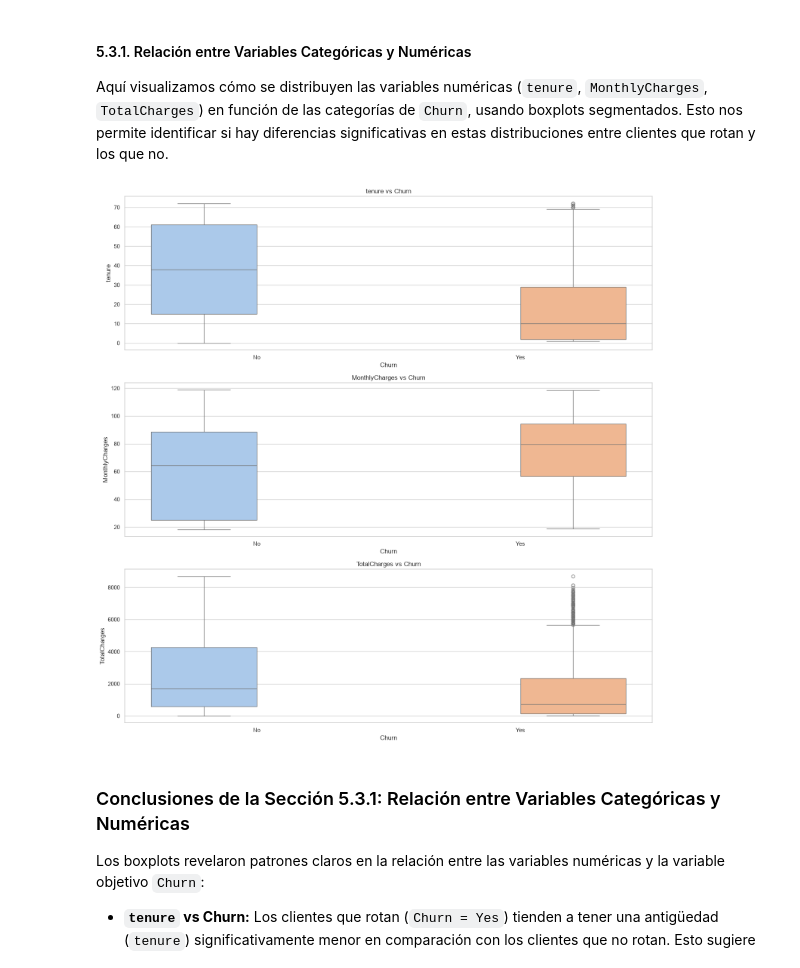
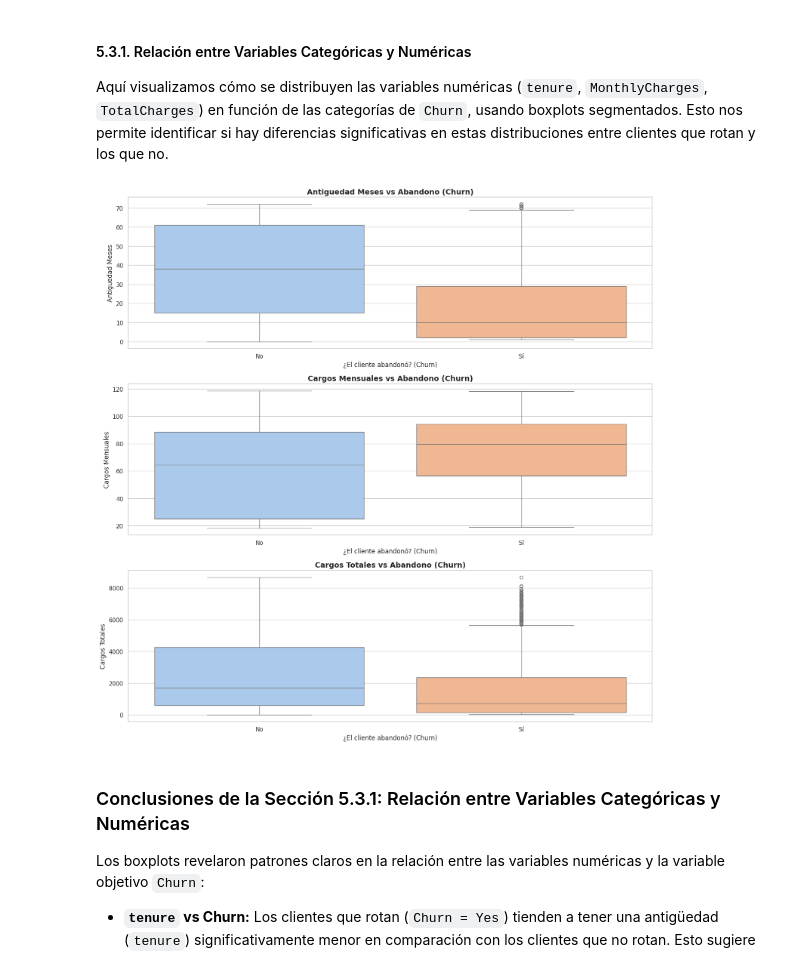
Before and after one commit to MauricioTapia84/proyecto-machinelearning-telco, a Jupyter notebook: notebooks/01_EDA_y_Limpieza.ipynb, the cells around one changed output. Cells and saved outputs as stored; diff of their text form; code cells hidden in the pictures.

```diff
--- a/notebooks/01_EDA_y_Limpieza.ipynb
+++ b/notebooks/01_EDA_y_Limpieza.ipynb
@@ -409,16 +782,22 @@ El análisis de las distribuciones de las variables numéricas reveló:
 
 En esta sección, exploramos las variables categóricas del dataset para entender sus distribuciones y, crucialmente, cómo cada una de ellas se relaciona con la variable objetivo `Churn`. El objetivo es identificar qué categorías específicas dentro de cada variable (por ejemplo, tipos de contrato, servicios de internet) tienen una mayor o menor proporción de clientes que rotan. Esto nos proporcionará información valiosa sobre los factores cualitativos que influyen en la lealtad del cliente y nos ayudará a tomar decisiones informadas para la estrategia de retención.
 # %%
-categorical_cols = df.select_dtypes(include=['object', 'category']).columns.drop('Churn') # Excluir Churn de las categóricas para el bucle
+# Excluir Churn de las categóricas para el bucle de visualización general
+categorical_cols = df.select_dtypes(include=['object', 'category']).columns.drop('Churn')
 
 plt.figure(figsize=(20, len(categorical_cols) * 4))
 for i, col in enumerate(categorical_cols, 1):
     plt.subplot(len(categorical_cols), 1, i)
+    # Obtener el nombre traducido del diccionario técnico
+    trad_col = DICCIONARIO_VARIABLES.get(col, col).replace('_', ' ').title()
+
     sns.countplot(data=df, x=col, hue='Churn', palette='viridis')
-    plt.title(f'{col} vs Churn')
-    plt.xlabel(col)
-    plt.ylabel('Cantidad de Clientes')
+    plt.title(f'{trad_col} vs Abandono (Churn)', fontsize=14, fontweight='bold')
+    plt.xlabel(trad_col, fontsize=12)
+    plt.ylabel('Cantidad de Clientes', fontsize=12)
     plt.xticks(rotation=45, ha='right')
+    plt.legend(title='Abandono (Churn)', labels=['No', 'Sí'])
+
 plt.tight_layout()
 plt.savefig('../images/04_variables_categoricas_vs_churn.png', dpi=300, bbox_inches='tight')
 plt.show()
@@ -441,21 +820,25 @@ Aquí visualizamos cómo se distribuyen las variables numéricas (`tenure`, `Mon
 # %%
 # Boxplots de variables numéricas vs. Churn
 numeric_cols_for_eda = ['tenure', 'MonthlyCharges', 'TotalCharges']
 
 plt.figure(figsize=(15, 5 * len(numeric_cols_for_eda)))
 for i, col in enumerate(numeric_cols_for_eda, 1):
     plt.subplot(len(numeric_cols_for_eda), 1, i)
+    # Obtener el nombre traducido del diccionario técnico
+    trad_col = DICCIONARIO_VARIABLES.get(col, col).replace('_', ' ').title()
+
     # Se añade hue='Churn' para aplicar correctamente la paleta a la variable de agrupamiento.
-    # legend=False se añade para evitar una leyenda redundante ya que 'Churn' ya está en el eje x.
     sns.boxplot(data=df, x='Churn', y=col, palette='pastel', hue='Churn', legend=False)
-    plt.title(f'{col} vs Churn')
-    plt.xlabel('Churn')
-    plt.ylabel(col)
+    plt.title(f'{trad_col} vs Abandono (Churn)', fontsize=14, fontweight='bold')
+    plt.xlabel('¿El cliente abandonó? (Churn)', fontsize=12)
+    plt.ylabel(trad_col, fontsize=12)
+    plt.xticks([0, 1], ['No', 'Sí'])
+
 plt.tight_layout()
 plt.savefig('../images/05_boxplots_numericas_vs_churn.png', dpi=300, bbox_inches='tight')
 plt.show()
 # %% [output]
-[figure, old version]
+[figure, new version]
 # %% [markdown]
 ### Conclusiones de la Sección 5.3.1: Relación entre Variables Categóricas y Numéricas
 
```
Also changed, not shown: parts of 21 cells of this notebook.
